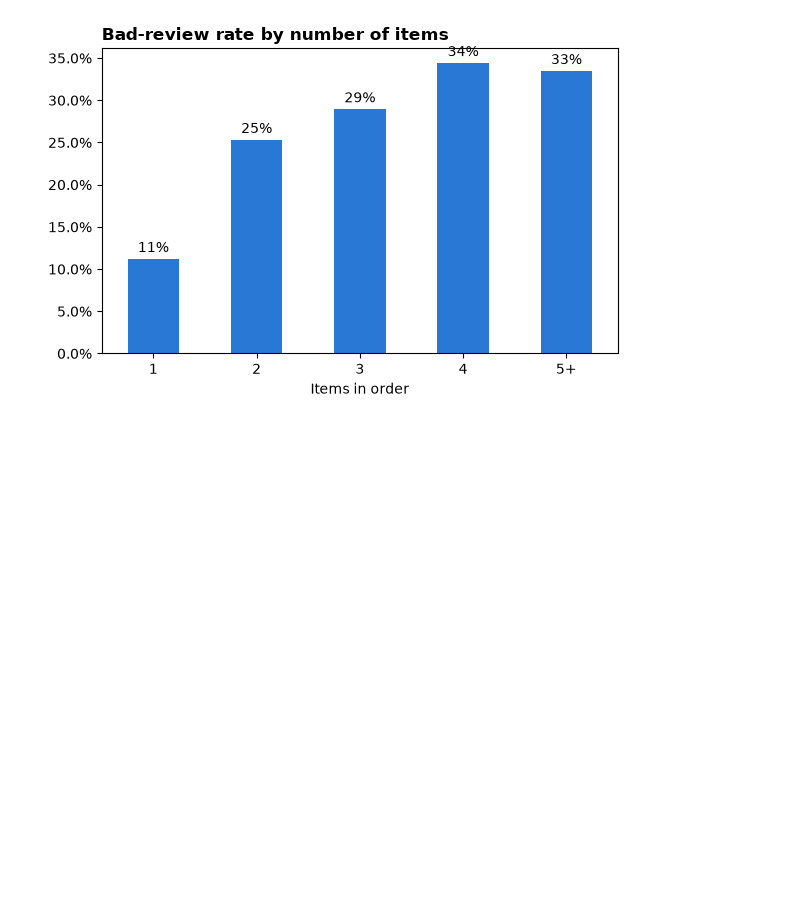
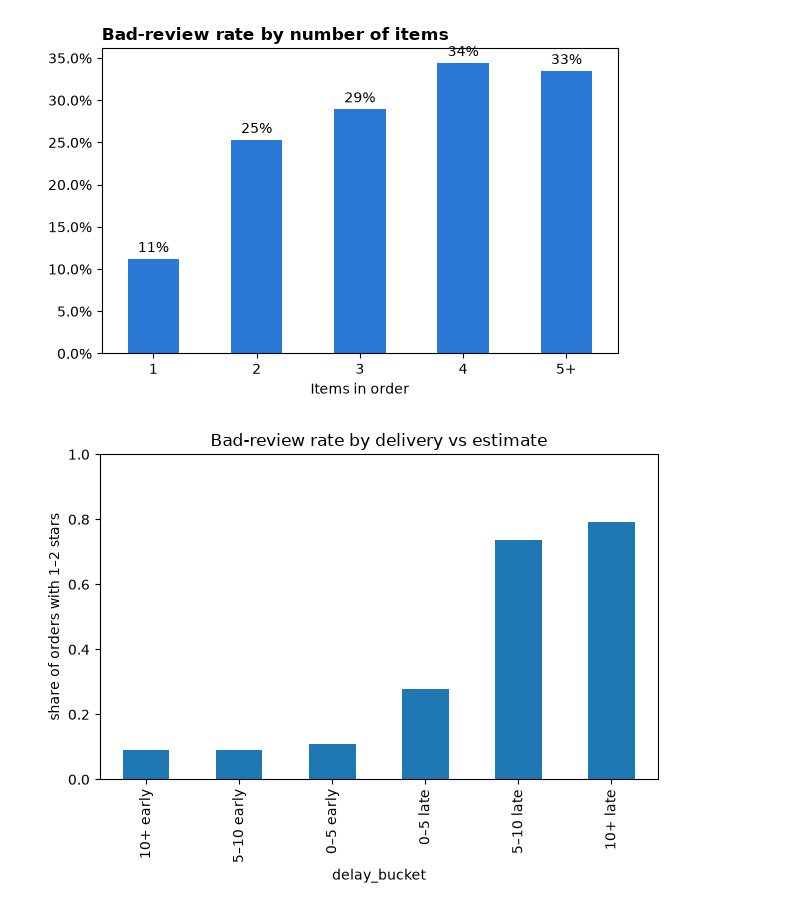
Before and after one commit to chhaya-athawale/olist-customer-retention, a Jupyter notebook: notebooks/04_bad_review.ipynb, the cells around one changed output. Saved outputs shown, nothing was run; the diff lists cells and outputs as text; code cells hidden in the pictures; blank space fills up the shorter version.

Commit message:
Update bad-review notebook

```diff
--- a/notebooks/04_bad_review.ipynb
+++ b/notebooks/04_bad_review.ipynb
@@ -235,3 +237,11 @@ plt.savefig("../reports/figures/10_bad_rate_by_items.png", dpi=150, bbox_inches=
 plt.show()
 # %% [output]
 [figure]
+# %%
+tbl["bad_rate"].plot.bar(title="Bad-review rate by delivery vs estimate", ylim=(0, 1))
+plt.ylabel("share of orders with 1–2 stars")
+plt.tight_layout()
+plt.savefig("../reports/figures/03_delay_vs_bad_review.png", dpi=150, bbox_inches="tight")
+plt.show()
+# %% [output]
+[figure, added]
```
Also changed, not shown: parts of 1 cell of this notebook.
